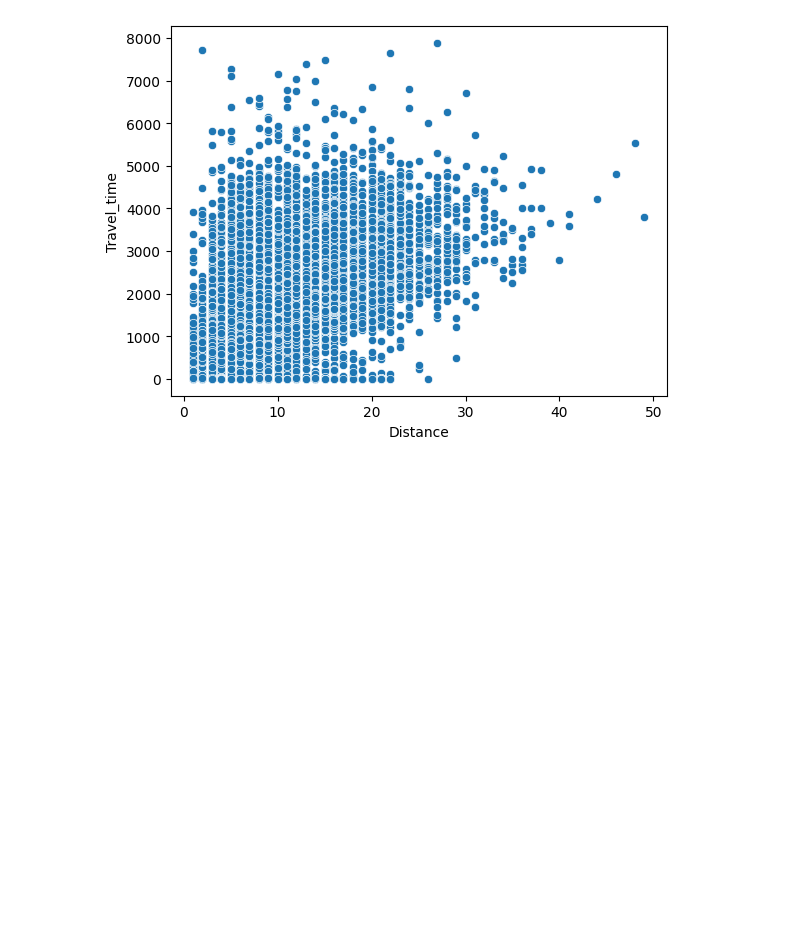
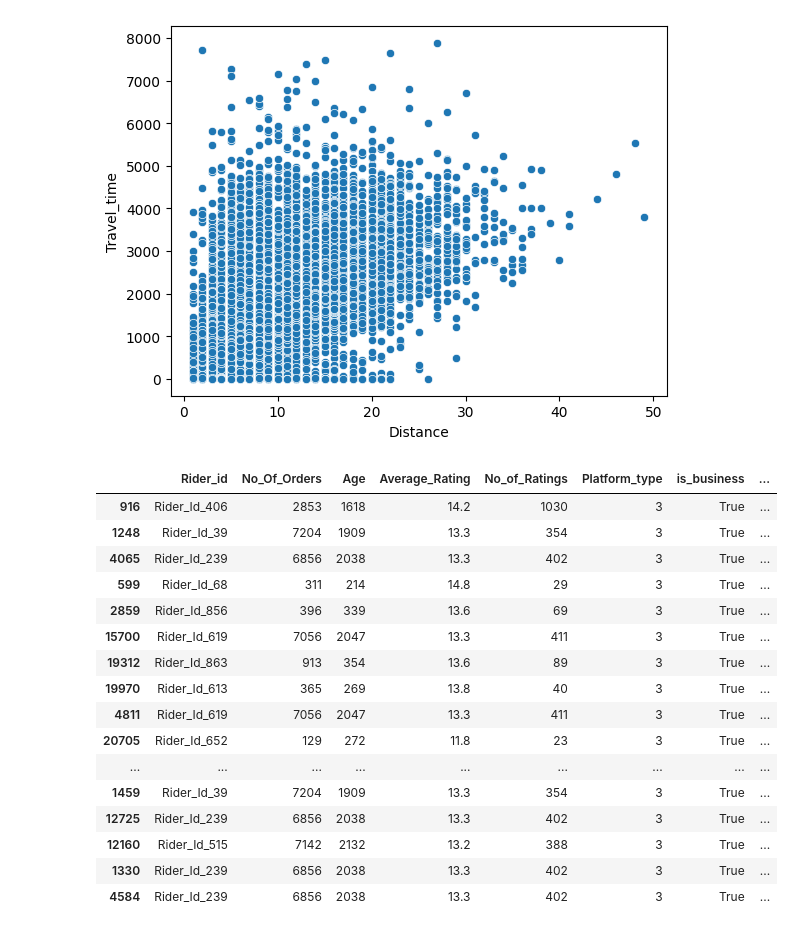
Before and after one commit to hughvd/sendy-logistics, a Jupyter notebook: josh_viz.ipynb, the cells around one changed output. Saved outputs shown, nothing was run; the diff lists cells and outputs as text; code cells hidden in the pictures; blank space fills up the shorter version.

```diff
--- a/Visualizations/josh_viz.ipynb
+++ b/josh_viz.ipynb
@@ -263,0 +266,20 @@ sns.scatterplot(x = df.Distance, y = df.Travel_time)
+# %%
+df.sort_values(by = 'kmperhour', ascending = False).head(25)
+# %% [output]
+|  | Rider_id | No_Of_Orders | Age | Average_Rating | No_of_Ratings | Platform_type | is_business | ... |
+| 916 | Rider_Id_406 | 2853 | 1618 | 14.2 | 1030 | 3 | True | ... |
+| 1248 | Rider_Id_39 | 7204 | 1909 | 13.3 | 354 | 3 | True | ... |
+| 4065 | Rider_Id_239 | 6856 | 2038 | 13.3 | 402 | 3 | True | ... |
+| 599 | Rider_Id_68 | 311 | 214 | 14.8 | 29 | 3 | True | ... |
+| 2859 | Rider_Id_856 | 396 | 339 | 13.6 | 69 | 3 | True | ... |
+| 15700 | Rider_Id_619 | 7056 | 2047 | 13.3 | 411 | 3 | True | ... |
+| 19312 | Rider_Id_863 | 913 | 354 | 13.6 | 89 | 3 | True | ... |
+| 19970 | Rider_Id_613 | 365 | 269 | 13.8 | 40 | 3 | True | ... |
+| 4811 | Rider_Id_619 | 7056 | 2047 | 13.3 | 411 | 3 | True | ... |
+| 20705 | Rider_Id_652 | 129 | 272 | 11.8 | 23 | 3 | True | ... |
+| ... | ... | ... | ... | ... | ... | ... | ... | ... |
+| 1459 | Rider_Id_39 | 7204 | 1909 | 13.3 | 354 | 3 | True | ... |
+| 12725 | Rider_Id_239 | 6856 | 2038 | 13.3 | 402 | 3 | True | ... |
+| 12160 | Rider_Id_515 | 7142 | 2132 | 13.2 | 388 | 3 | True | ... |
+| 1330 | Rider_Id_239 | 6856 | 2038 | 13.3 | 402 | 3 | True | ... |
+| 4584 | Rider_Id_239 | 6856 | 2038 | 13.3 | 402 | 3 | True | ... |
```
Also changed, not shown: parts of 3 cells of this notebook.
